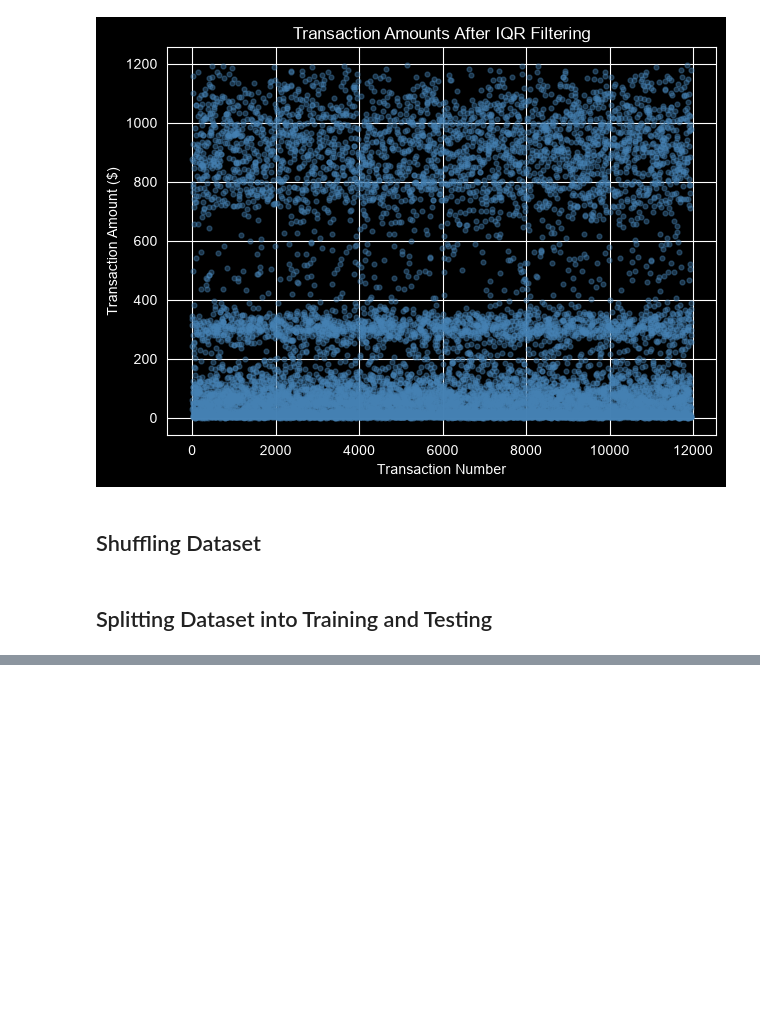
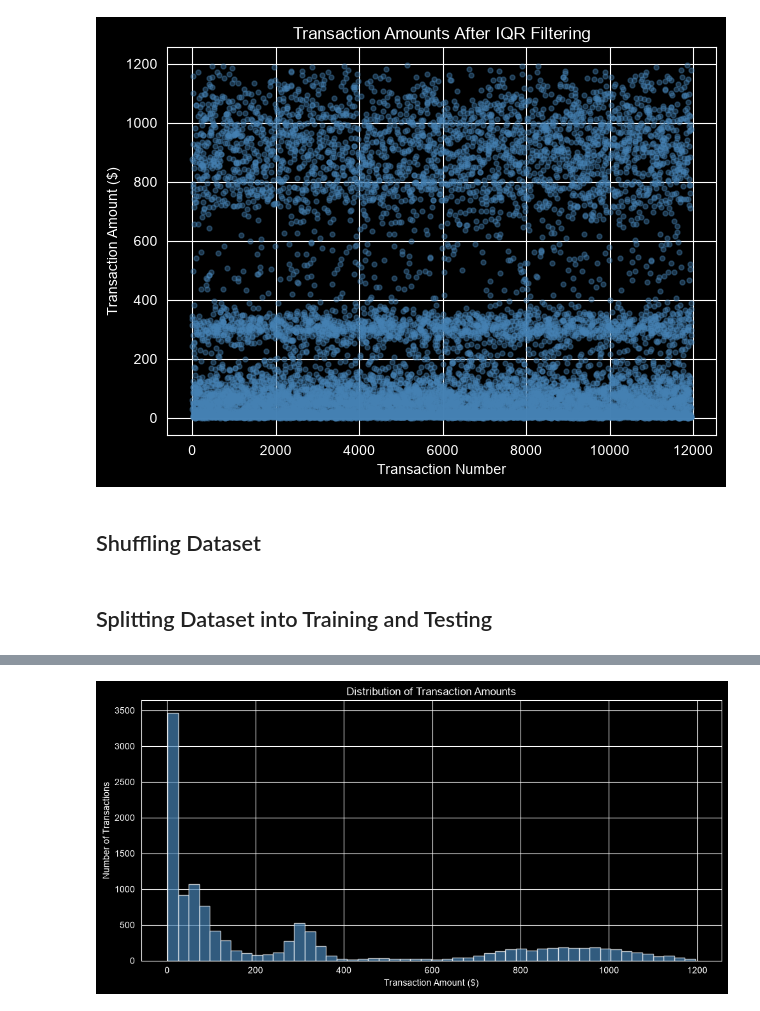
Before and after one commit to ZubairRashid05/Unspupervised-Learning-For-Fraud-Detection_CSCI-3052U-Project, a Jupyter notebook: model.ipynb, the cells around one changed output, grey strips where cells are left out. Cells and saved outputs as stored; diff of their text form; code cells hidden in the pictures; blank space fills up the shorter version.

```diff
--- a/model.ipynb
+++ b/model.ipynb
@@ -173,0 +211,12 @@ y_test = test_df["is_fraud"]
+# %%
+plt.figure(figsize=(10, 5))
+plt.hist(df_final['amt'], bins=50, alpha=0.7, color='steelblue')
+
+plt.xlabel('Transaction Amount ($)')
+plt.ylabel('Number of Transactions')
+plt.title('Distribution of Transaction Amounts')
+plt.grid(True)
+plt.tight_layout()
+plt.show()
+# %% [output]
+[figure, added]
```
Also changed, not shown: parts of 3 cells of this notebook.
